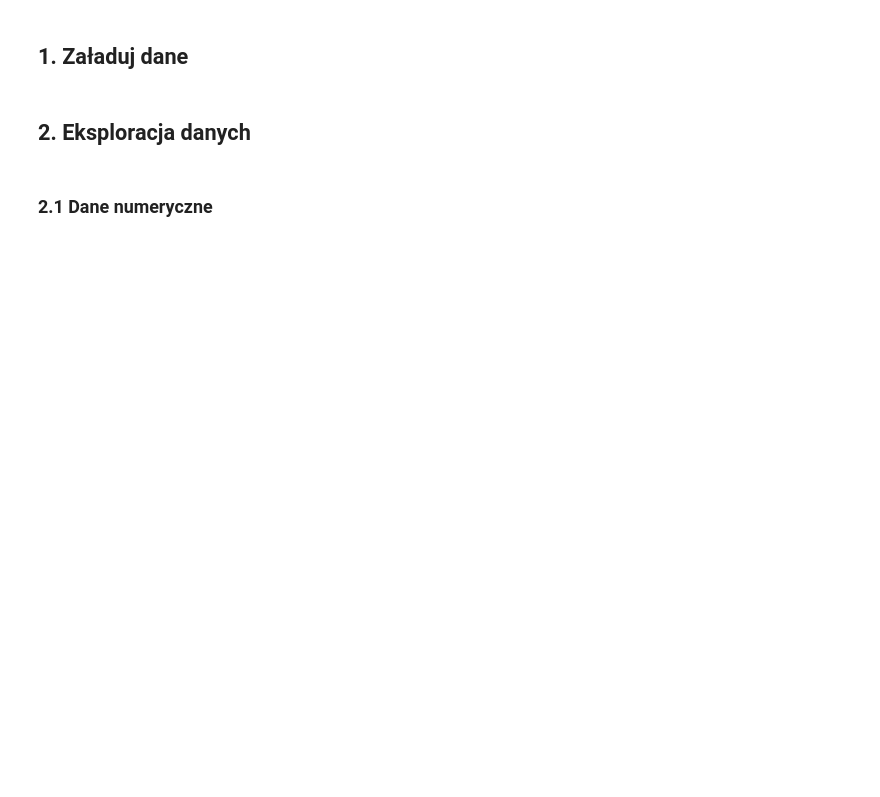
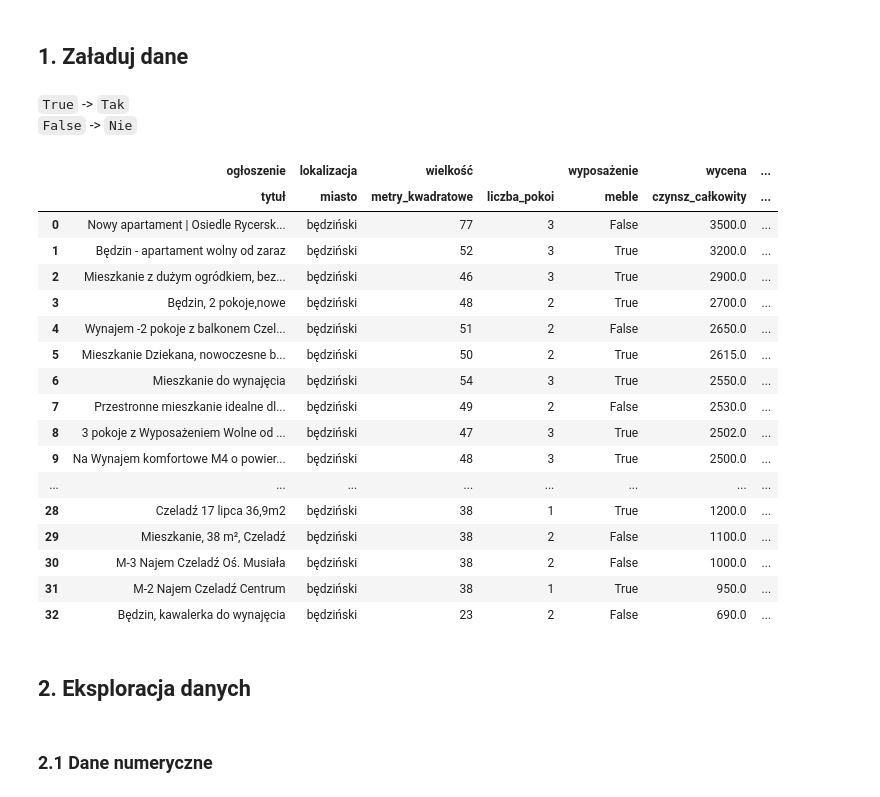
Before and after one commit to Luk-kar/Home-Market-Harvester, a Jupyter notebook: notebooks/003_EDA_local.pl.ipynb, the cells around one changed output. Cells and saved outputs as stored; diff of their text form; code cells hidden in the pictures; blank space fills up the shorter version.

```diff
--- a/notebooks/003_EDA_local.pl.ipynb
+++ b/notebooks/003_EDA_local.pl.ipynb
@@ -149,6 +149,51 @@ offers_5km_df[('rodzaj_i_rocznik', 'typ_budynku')]= offers_5km_df[('rodzaj_i_roc
     'historic_apartment_building': 'kamienica',
     'terraced_house': 'szeregowiec',
     })
+# %% [markdown]
+`True` -> `Tak`<br>
+`False` -> `Nie`
+# %%
+def show_whole_dataframe(df: pd.DataFrame) -> None:
+
+    selected_df = df[[
+        ('ogłoszenie', 'tytuł'),
+        ('lokalizacja', 'miasto'),
+        ('wielkość', 'metry_kwadratowe'),
+        ('wielkość', 'liczba_pokoi'),
+        ('wyposażenie', 'meble'),
+        ('wycena', 'czynsz_całkowity'),
+        ('wycena', 'czynsz_za_metr'),
+        ('rodzaj_i_rocznik', 'typ_budynku'),
+        ('rodzaj_i_rocznik', 'rok_budowy'),
+        ('udogodnienia', 'winda'),
+        ('udogodnienia', 'miejsce_parkingowe'),
+        ('ogrzewanie', 'miejskie'),
+        ('materiał_budowlany', 'wielka_płyta'),
+        ('okna', 'plastikowe')
+    ]].sort_values(by=[('wycena', 'czynsz_całkowity'), ('wycena', 'czynsz_za_metr')], ascending=False).reset_index(drop=True)
+
+    return selected_df
+
+show_whole_dataframe(offers_5km_df)
+# %% [output]
+|  | ogłoszenie | lokalizacja | wielkość |  | wyposażenie | wycena | ... |
+|  | tytuł | miasto | metry_kwadratowe | liczba_pokoi | meble | czynsz_całkowity | ... |
+| 0 | Nowy apartament | Osiedle Rycersk... | będziński | 77 | 3 | False | 3500.0 | ... |
+| 1 | Będzin - apartament wolny od zaraz | będziński | 52 | 3 | True | 3200.0 | ... |
+| 2 | Mieszkanie z dużym ogródkiem, bez... | będziński | 46 | 3 | True | 2900.0 | ... |
+| 3 | Będzin, 2 pokoje,nowe | będziński | 48 | 2 | True | 2700.0 | ... |
+| 4 | Wynajem -2 pokoje z balkonem Czel... | będziński | 51 | 2 | False | 2650.0 | ... |
+| 5 | Mieszkanie Dziekana, nowoczesne b... | będziński | 50 | 2 | True | 2615.0 | ... |
+| 6 | Mieszkanie do wynajęcia | będziński | 54 | 3 | True | 2550.0 | ... |
+| 7 | Przestronne mieszkanie idealne dl... | będziński | 49 | 2 | False | 2530.0 | ... |
+| 8 | 3 pokoje z Wyposażeniem Wolne od ... | będziński | 47 | 3 | True | 2502.0 | ... |
+| 9 | Na Wynajem komfortowe M4 o powier... | będziński | 48 | 3 | True | 2500.0 | ... |
+| ... | ... | ... | ... | ... | ... | ... | ... |
+| 28 | Czeladź 17 lipca 36,9m2 | będziński | 38 | 1 | True | 1200.0 | ... |
+| 29 | Mieszkanie, 38 m², Czeladź | będziński | 38 | 2 | False | 1100.0 | ... |
+| 30 | M-3 Najem Czeladź Oś. Musiała | będziński | 38 | 2 | False | 1000.0 | ... |
+| 31 | M-2 Najem Czeladź Centrum | będziński | 38 | 1 | True | 950.0 | ... |
+| 32 | Będzin, kawalerka do wynajęcia | będziński | 23 | 2 | False | 690.0 | ... |
 # %% [markdown]
 ## 2. Eksploracja danych
 # %% [markdown]
```
Also changed, not shown: parts of 12 cells of this notebook, 1 other file.
